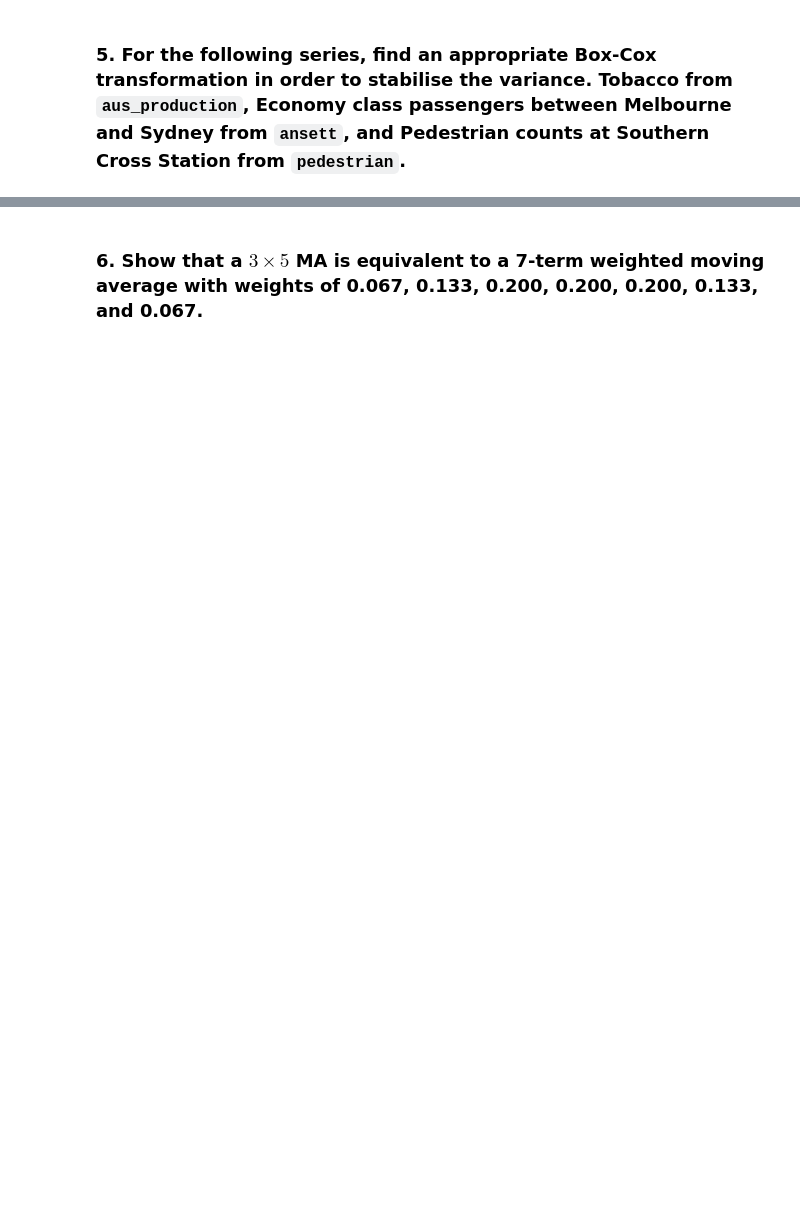
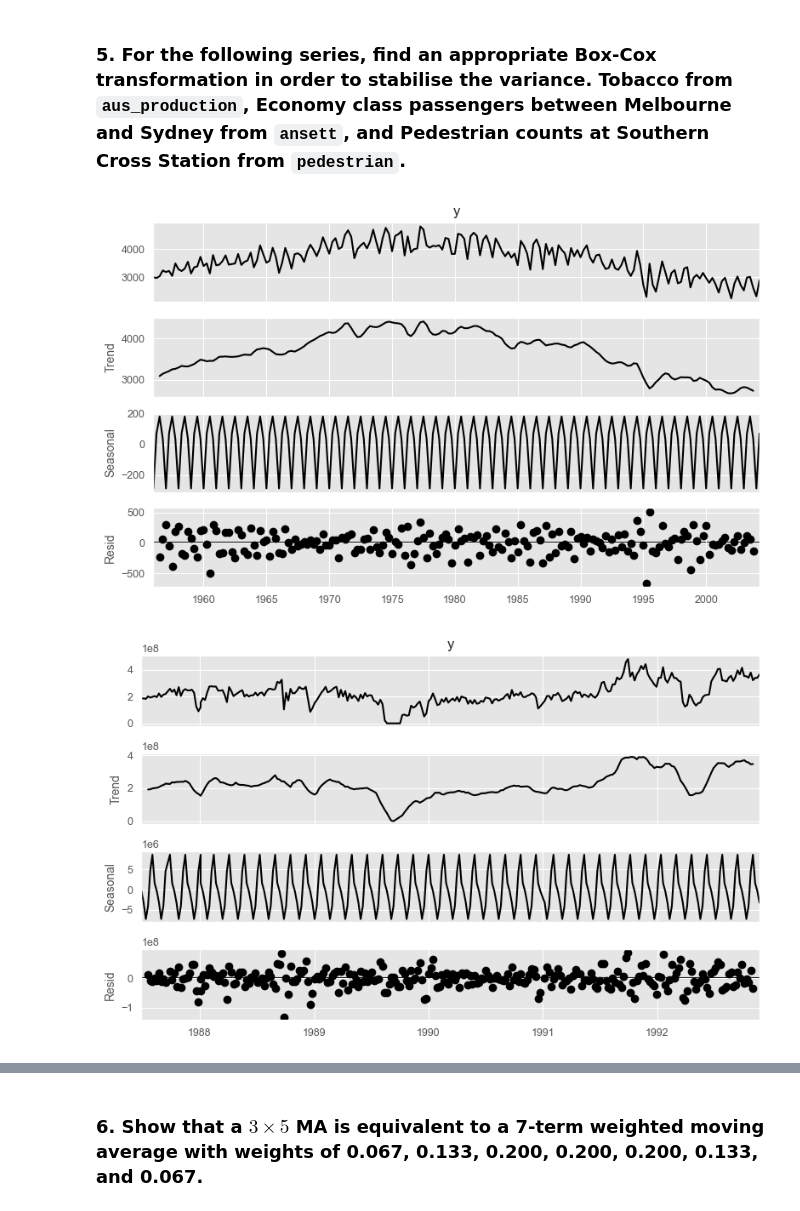
Before and after one commit to Le-Phu-Family/-Time-Series-Analysis-and-Forecasting-methods-, a Jupyter notebook: notebooks/Chapter 3 - Time Series Decomposition/Exercises for Chapter 3.ipynb, the cells around one changed output, grey strips where cells are left out. Drawn from its saved outputs; the diff is of its cells as text; code cells hidden in the pictures; blank space fills up the shorter version.

```diff
--- a/notebooks/Chapter 3 - Time Series Decomposition/Exercises for Chapter 3.ipynb
+++ b/notebooks/Chapter 3 - Time Series Decomposition/Exercises for Chapter 3.ipynb
@@ -68,2 +167,46 @@ display(fig)
 # %% [markdown]
 ### 5. For the following series, find an appropriate Box-Cox transformation in order to stabilise the variance. Tobacco from `aus_production`, Economy class passengers between Melbourne and Sydney from `ansett`, and Pedestrian counts at Southern Cross Station from `pedestrian`.
+# %%
+tobacco = (
+    pd.read_csv(DATA_DIR / 'aus_production.csv', parse_dates = ['ds'])
+    .assign(unique_id = 'Tobacco')
+    .dropna()
+)
+y = tobacco['Tobacco'].to_numpy()
+optim_lambda = boxcox_lambda(y, method = 'guerrero', season_length = 4)
+df_tobacco = tobacco.assign(y = boxcox(y, optim_lambda))
+
+x_series = df_tobacco.set_index('ds')['y']
+fig1 = seasonal_decompose(x=x_series, model="additive", period=4)
+fig1.plot()
+plt.show()
+
+ansett = (
+    pd.read_csv(DATA_DIR / 'ansett.csv', parse_dates = ['ds'])
+    .query("Airports == 'MEL-SYD' and Class == 'Economy'")
+    .assign(unique_id = 'MEL-SYD-Eco')
+    [['ds', 'unique_id', 'y']]
+)
+y = ansett['y'].to_numpy()
+optim_lambda = boxcox_lambda(y, method = 'guerrero', season_length= 7)
+df_ansett = ansett.assign(y = boxcox(y, optim_lambda))
+
+x_series = df_ansett.set_index('ds')['y']
+fig2 = seasonal_decompose(x=x_series, model="additive", period=7)
+fig2.plot()
+plt.show()
+
+ped = (
+    pd.read_csv(DATA_DIR / "pedestrian.csv", parse_dates = ['Date_Time'])
+    .query("unique_id == 'Southern Cross Station'")
+)
+y = ped['y'].to_numpy()
+optim_lambda = boxcox_lambda(y, method = 'guerrero', season_length= 24)
+df_ped = ped.assign(y = boxcox(y, optim_lambda))
+stl = STL(df_ped['y'], period=24, robust = True)
+res = stl.fit()
+res.plot()
+plt.show()
+# %% [output]
+[figure, added]
+[figure, added]
```
Also changed, not shown: parts of 14 cells of this notebook, 1 other file.
